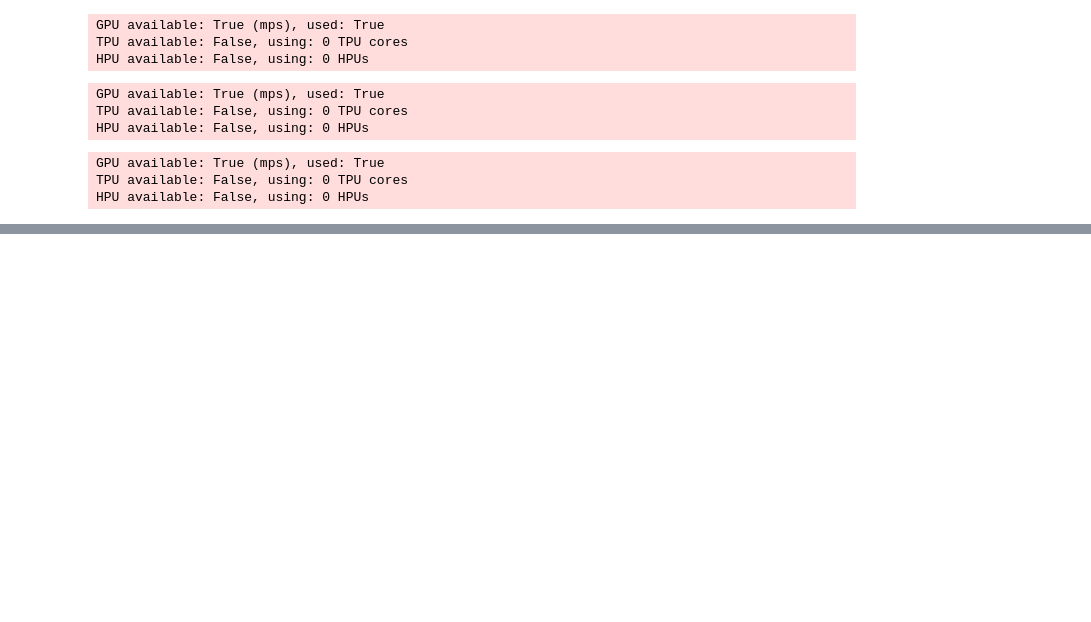
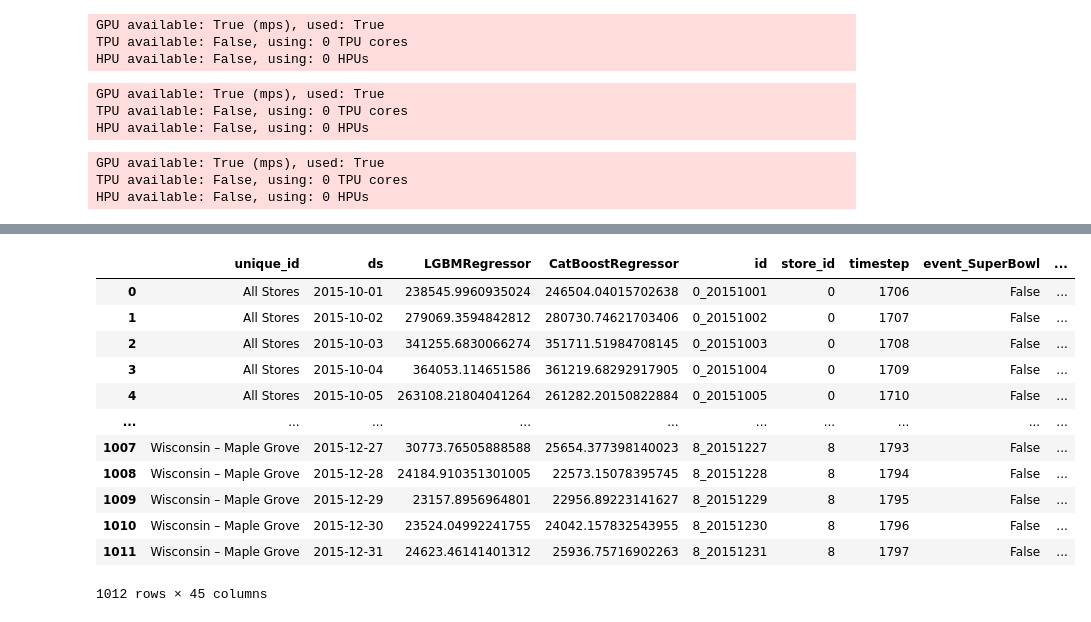
Before and after one commit to gonhonig/Forecasting-Competition, a Jupyter notebook: nixtla.ipynb, the cells around one changed output, grey strips where cells are left out. Drawn from its saved outputs; the diff is of its cells as text; code cells hidden in the pictures; blank space fills up the shorter version.

```diff
--- a/nixtla.ipynb
+++ b/nixtla.ipynb
@@ -396,0 +432,16 @@ submission_result.to_csv('submission.csv', index=False)
+# %%
+ensemble_forecast
+# %% [output]
+|  | unique_id | ds | LGBMRegressor | CatBoostRegressor | id | store_id | timestep | event_SuperBowl | ... |
+| 0 | All Stores | 2015-10-01 | 238545.9960935024 | 246504.04015702638 | 0_20151001 | 0 | 1706 | False | ... |
+| 1 | All Stores | 2015-10-02 | 279069.3594842812 | 280730.74621703406 | 0_20151002 | 0 | 1707 | False | ... |
+| 2 | All Stores | 2015-10-03 | 341255.6830066274 | 351711.51984708145 | 0_20151003 | 0 | 1708 | False | ... |
+| 3 | All Stores | 2015-10-04 | 364053.114651586 | 361219.68292917905 | 0_20151004 | 0 | 1709 | False | ... |
+| 4 | All Stores | 2015-10-05 | 263108.21804041264 | 261282.20150822884 | 0_20151005 | 0 | 1710 | False | ... |
+| ... | ... | ... | ... | ... | ... | ... | ... | ... | ... |
+| 1007 | Wisconsin – Maple Grove | 2015-12-27 | 30773.76505888588 | 25654.377398140023 | 8_20151227 | 8 | 1793 | False | ... |
+| 1008 | Wisconsin – Maple Grove | 2015-12-28 | 24184.910351301005 | 22573.15078395745 | 8_20151228 | 8 | 1794 | False | ... |
+| 1009 | Wisconsin – Maple Grove | 2015-12-29 | 23157.8956964801 | 22956.89223141627 | 8_20151229 | 8 | 1795 | False | ... |
+| 1010 | Wisconsin – Maple Grove | 2015-12-30 | 23524.04992241755 | 24042.157832543955 | 8_20151230 | 8 | 1796 | False | ... |
+| 1011 | Wisconsin – Maple Grove | 2015-12-31 | 24623.46141401312 | 25936.75716902263 | 8_20151231 | 8 | 1797 | False | ... |
+1012 rows × 45 columns
```
Also changed, not shown: parts of 10 cells of this notebook, 2 other files.
